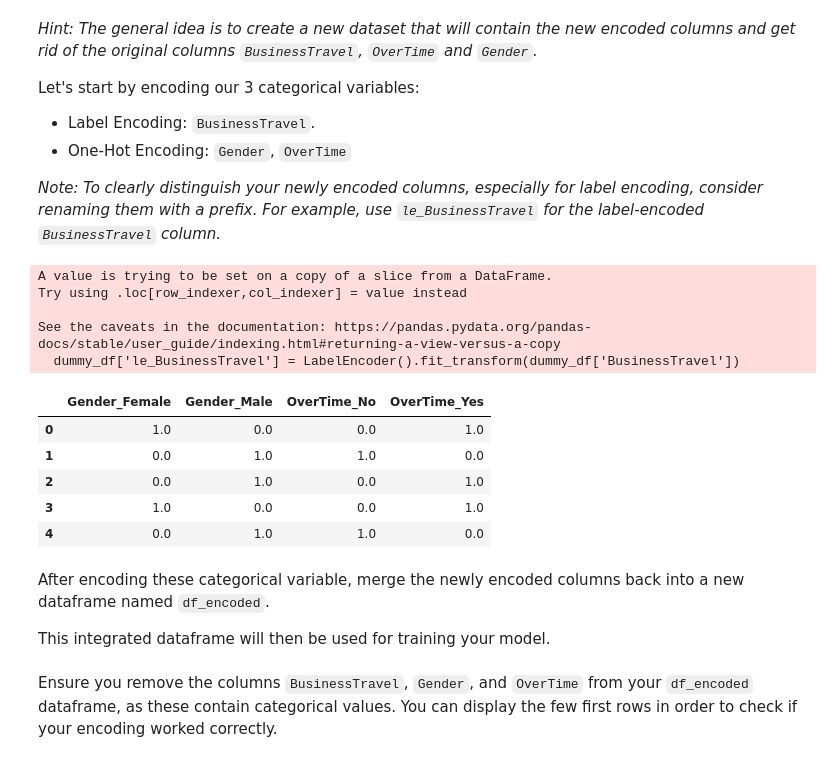
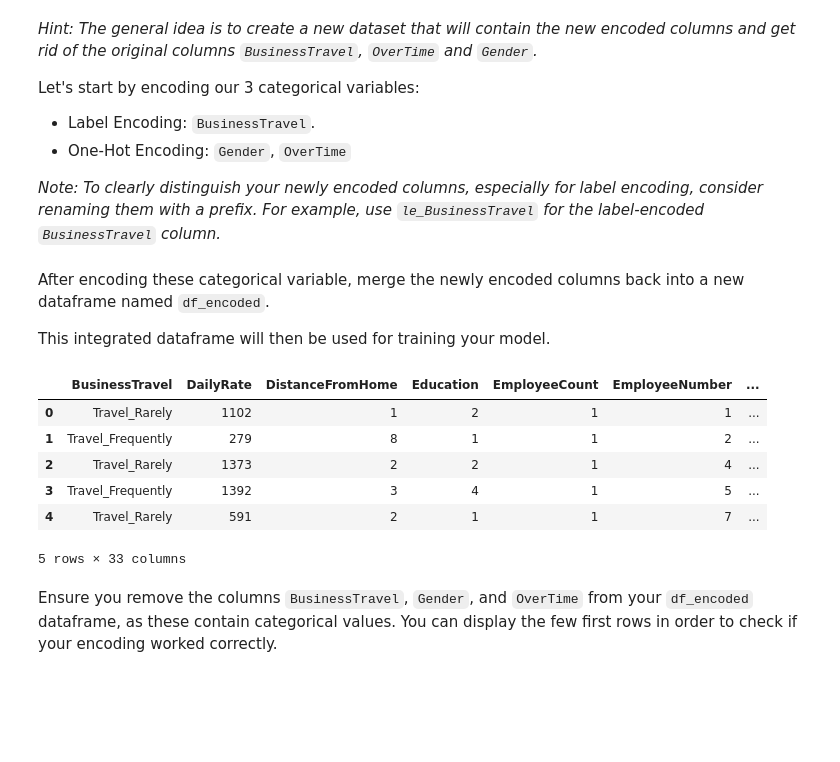
Before and after one commit to AmirJffr/DataScience-and-Machine-Learning-Master-SI, a Jupyter notebook: Assignements/Part 3/Assignment_part_3.ipynb, the cells around one changed output. Cells and saved outputs as stored; diff of their text form; code cells hidden in the pictures; blank space fills up the shorter version.

```diff
--- a/Assignements/Part 3/Assignment_part_3.ipynb
+++ b/Assignements/Part 3/Assignment_part_3.ipynb
@@ -135,25 +135,13 @@ Let's start by encoding our 3 categorical variables:
 * One-Hot Encoding: `Gender`, `OverTime`
 
 *Note: To clearly distinguish your newly encoded columns, especially for label encoding, consider renaming them with a prefix. For example, use `le_BusinessTravel` for the label-encoded `BusinessTravel` column.*
-# %%
-dummy_df = df[['BusinessTravel', 'Gender', 'OverTime']]
-dummy_df['le_BusinessTravel'] = LabelEncoder().fit_transform(dummy_df['BusinessTravel'])
-encoder = OneHotEncoder()
-encoded_columns = encoder.fit_transform(dummy_df[['Gender', 'OverTime']])
-encoded_df = pd.DataFrame(encoded_columns.toarray(), columns=encoder.get_feature_names_out(['Gender', 'OverTime']))
-encoded_df.head()
-# %% [output]
-A value is trying to be set on a copy of a slice from a DataFrame.
-Try using .loc[row_indexer,col_indexer] = value instead
-
-See the caveats in the documentation: https://pandas.pydata.org/pandas-docs/stable/user_guide/indexing.html#returning-a-view-versus-a-copy
-  dummy_df['le_BusinessTravel'] = LabelEncoder().fit_transform(dummy_df['BusinessTravel'])
-|  | Gender_Female | Gender_Male | OverTime_No | OverTime_Yes |
-| 0 | 1.0 | 0.0 | 0.0 | 1.0 |
-| 1 | 0.0 | 1.0 | 1.0 | 0.0 |
-| 2 | 0.0 | 1.0 | 0.0 | 1.0 |
-| 3 | 1.0 | 0.0 | 0.0 | 1.0 |
-| 4 | 0.0 | 1.0 | 1.0 | 0.0 |
+# %%
+labEncoder = LabelEncoder()
+df["le_BusinessTravel"] = labEncoder.fit_transform(df["BusinessTravel"])
+ohEncoder = OneHotEncoder(drop=None, sparse_output=False)
+go_encoded = ohEncoder.fit_transform(df[["Gender", "OverTime"]])
+encoded_cols = ohEncoder.get_feature_names_out(["Gender", "OverTime"])
+go_encoded = pd.DataFrame(go_encoded, columns=encoded_cols, index=df.index)
 # %% [markdown]
  After encoding these categorical variable, merge the newly encoded columns back into a new dataframe named `df_encoded`.
 
@@ -166,3 +149,14 @@ encoded_df.head()
+# %%
+df_encoded = pd.concat([df, go_encoded], axis=1)
+df_encoded.head()
+# %% [output]
+|  | BusinessTravel | DailyRate | DistanceFromHome | Education | EmployeeCount | EmployeeNumber | ... |
+| 0 | Travel_Rarely | 1102 | 1 | 2 | 1 | 1 | ... |
+| 1 | Travel_Frequently | 279 | 8 | 1 | 1 | 2 | ... |
+| 2 | Travel_Rarely | 1373 | 2 | 2 | 1 | 4 | ... |
+| 3 | Travel_Frequently | 1392 | 3 | 4 | 1 | 5 | ... |
+| 4 | Travel_Rarely | 591 | 2 | 1 | 1 | 7 | ... |
+5 rows × 33 columns
 # %% [markdown]
 Ensure you remove the columns `BusinessTravel`, `Gender`, and `OverTime` from your `df_encoded` dataframe, as these contain categorical values.
 You can display the few first rows in order to check if your encoding worked correctly.
```
Also changed, not shown: parts of 29 cells of this notebook.
